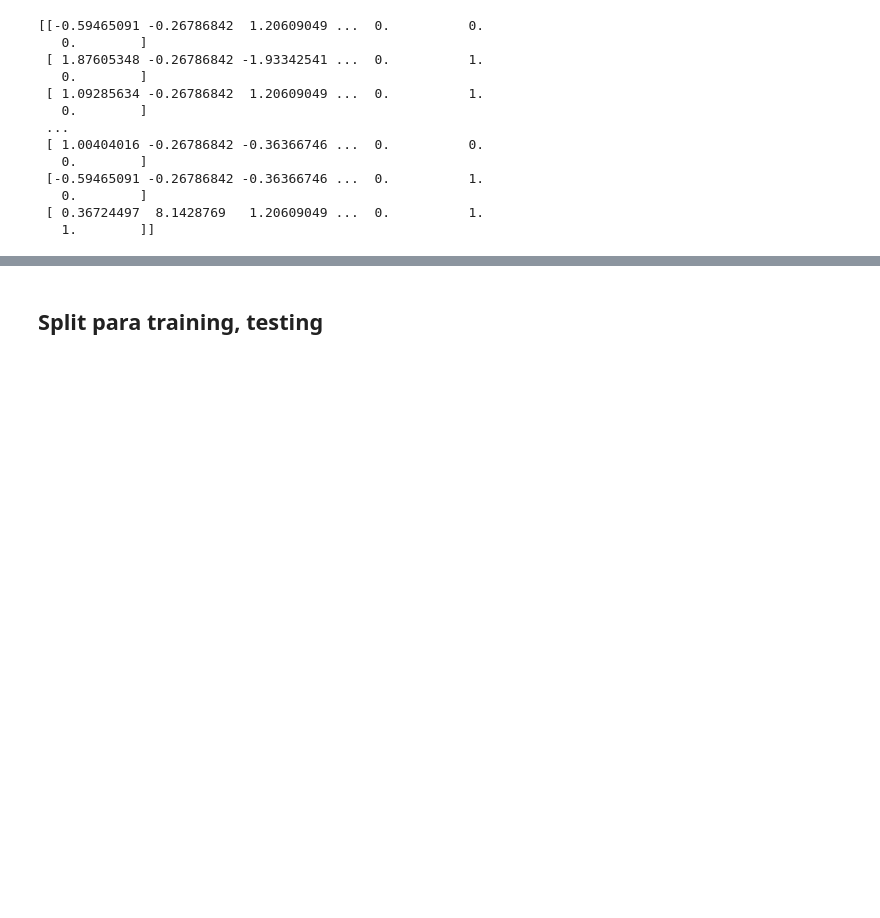
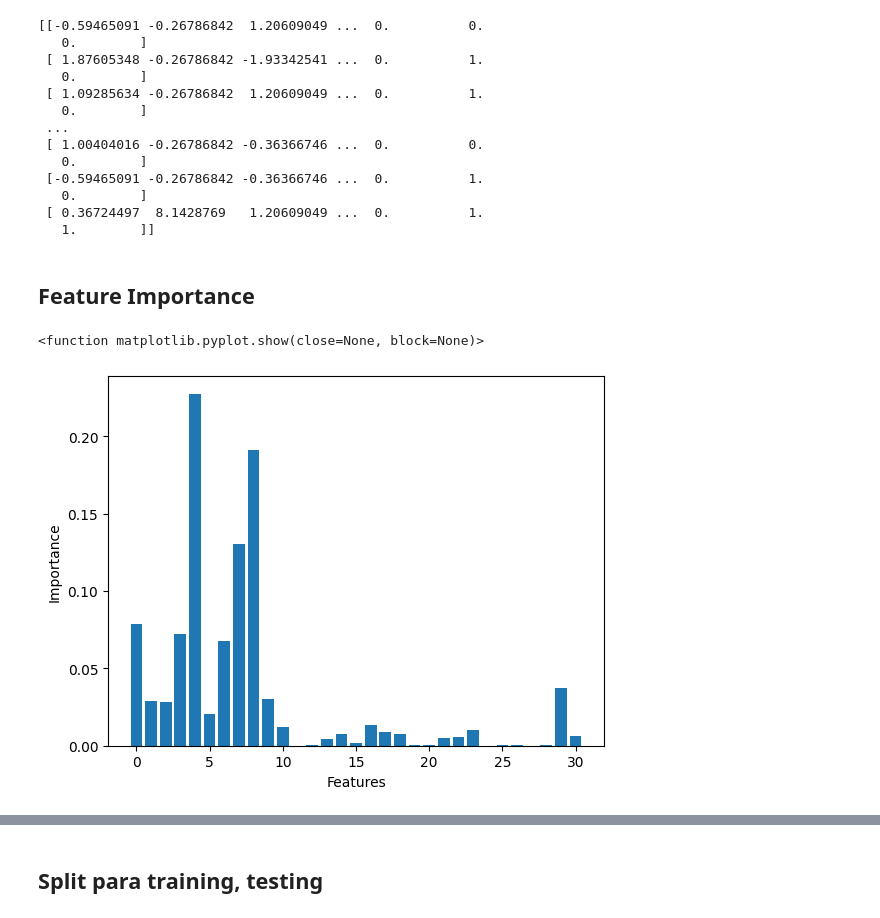
Before and after one commit to DanielMorales1103/IA-lab1, a Jupyter notebook: lab01.ipynb, the cells around one changed output, grey strips where cells are left out. Saved outputs shown, nothing was run; the diff lists cells and outputs as text; code cells hidden in the pictures; blank space fills up the shorter version.

```diff
--- a/lab01.ipynb
+++ b/lab01.ipynb
@@ -118,3 +118,24 @@ print(combined_features)
    0.        ]
  [ 0.36724497  8.1428769   1.20609049 ...  0.          1.
    1.        ]]
+# %% [markdown]
+## Feature Importance
+# %%
+from sklearn.ensemble import RandomForestClassifier
+import matplotlib.pyplot as plt
+
+# Se utilzará la técnica de feature importance, la cual utiliza la métrica de Impureza de Gini, que mide
+# la disminución de la impureza del árbol causada por un feature con el modelo Random Forest
+
+model = RandomForestClassifier()
+model.fit(combined_features,status)
+# obtener las importancias
+importances = model.feature_importances_
+
+plt.bar(range(combined_features.shape[1]), importances)
+plt.xlabel('Features')
+plt.ylabel('Importance')
+plt.show
+# %% [output]
+<function matplotlib.pyplot.show(close=None, block=None)>
+[figure, added]
```
Also changed, not shown: parts of 8 cells of this notebook.
